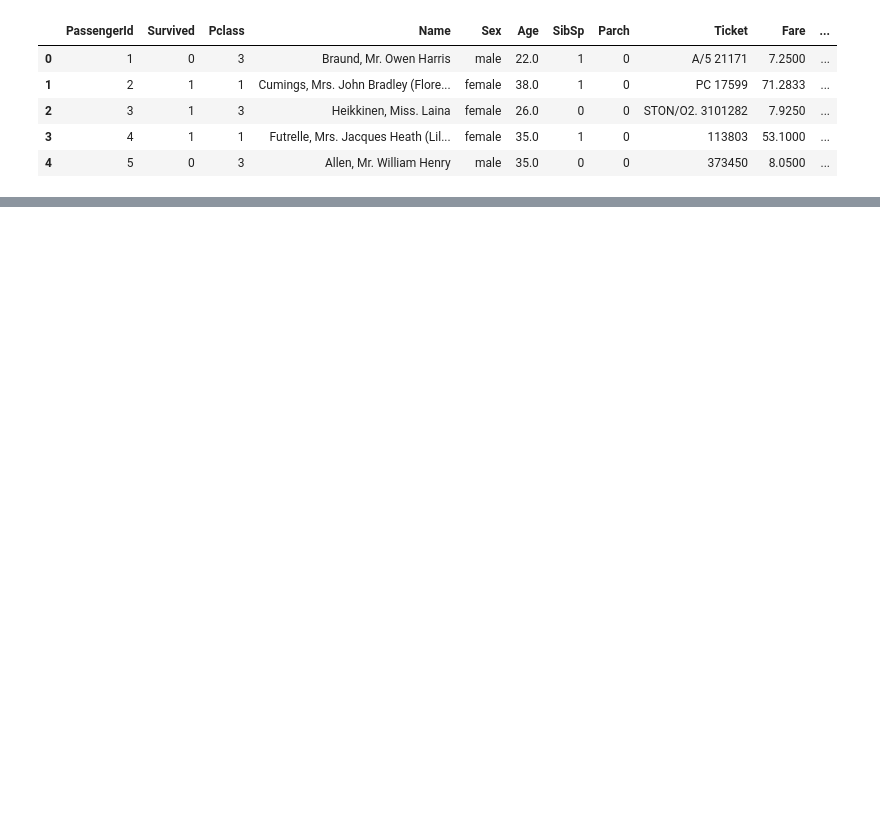
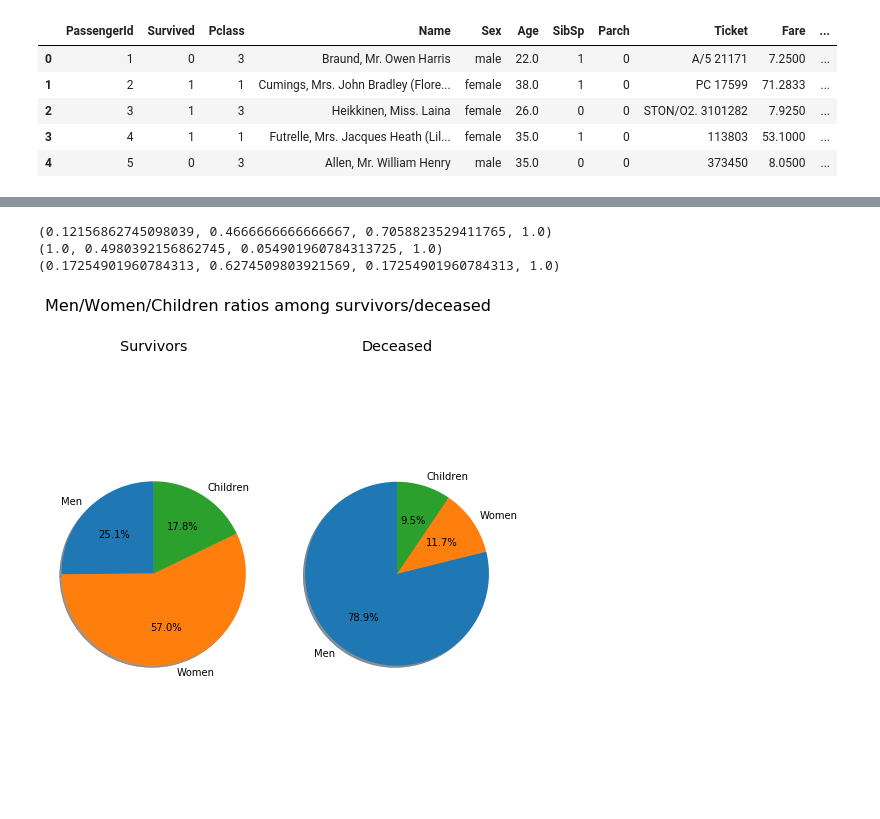
Before and after one commit to georgebrindeiro/udacity_nd110_investigate-a-dataset, a Jupyter notebook: investigate-a-dataset.ipynb, the cells around one changed output, grey strips where cells are left out. Saved outputs shown, nothing was run; the diff lists cells and outputs as text; code cells hidden in the pictures; blank space fills up the shorter version.

```diff
--- a/investigate-a-dataset.ipynb
+++ b/investigate-a-dataset.ipynb
@@ -32,0 +249,25 @@ df.head()
+# %%
+# Gráficos de pizza para proporção de homens, mulheres e crianças entre os sobreviventes/falecidos
+labels = 'Men', 'Women', 'Children'
+survived = [s_mr, s_wr, s_cr]
+deceased = [d_mr, d_wr, d_cr]
+
+fig, ax = plt.subplots(1,2,figsize=(8, 8));
+
+fig.suptitle('Men/Women/Children ratios among survivors/deceased', fontsize=16)
+
+ax[0].set_title('Survivors')
+ax[0].pie(survived, labels=labels, autopct='%1.1f%%', shadow=True, startangle=90)
+
+ax[0].axis('equal');
+
+ax[1].set_title('Deceased')
+ax[1].pie(deceased, labels=labels, autopct='%1.1f%%', shadow=True, startangle=90);
+ax[1].axis('equal');
+
+plt.show();
+# %% [output]
+(0.12156862745098039, 0.4666666666666667, 0.7058823529411765, 1.0)
+(1.0, 0.4980392156862745, 0.054901960784313725, 1.0)
+(0.17254901960784313, 0.6274509803921569, 0.17254901960784313, 1.0)
+[figure, added]
```
Also changed, not shown: parts of 28 cells of this notebook, 1 other file.
